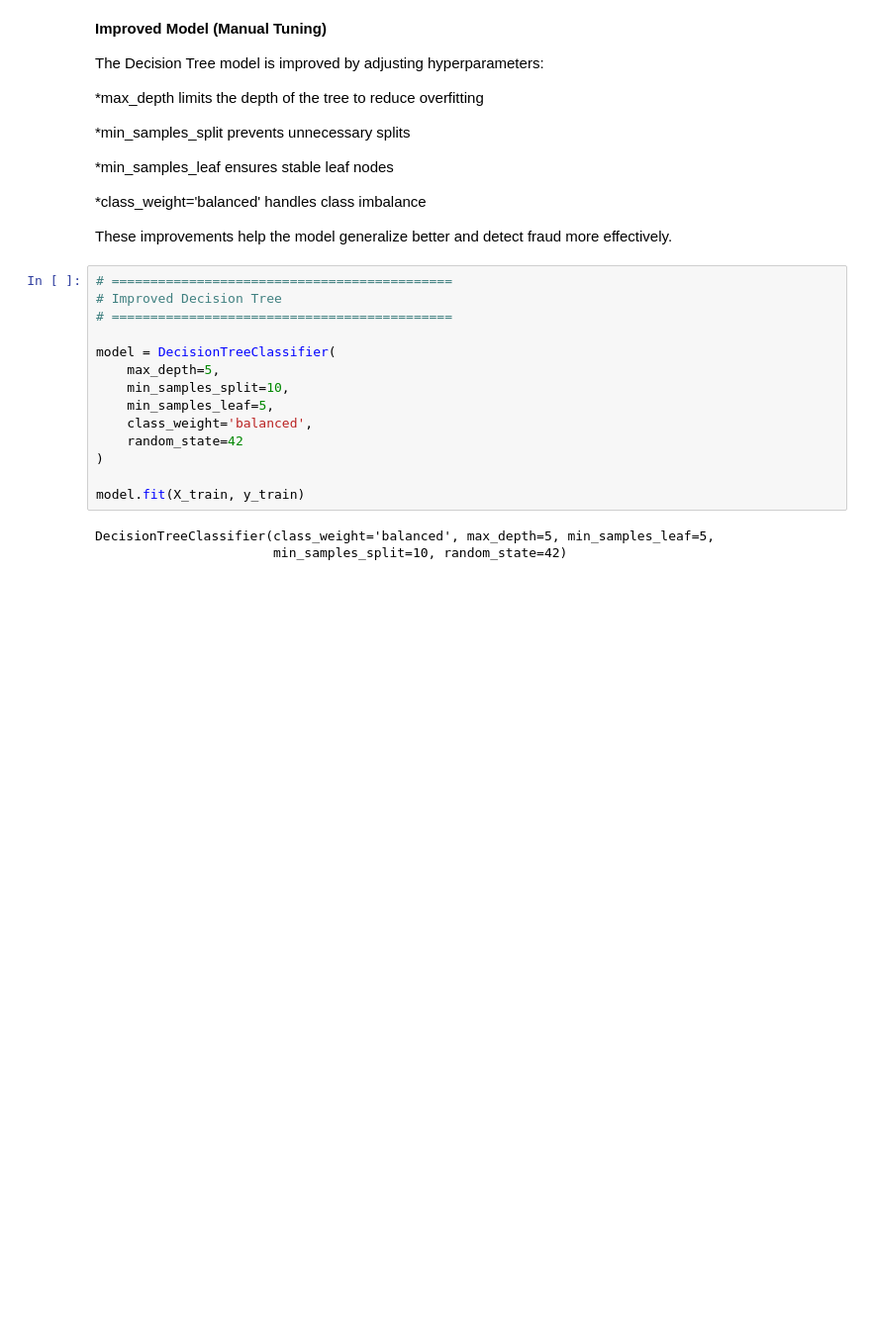
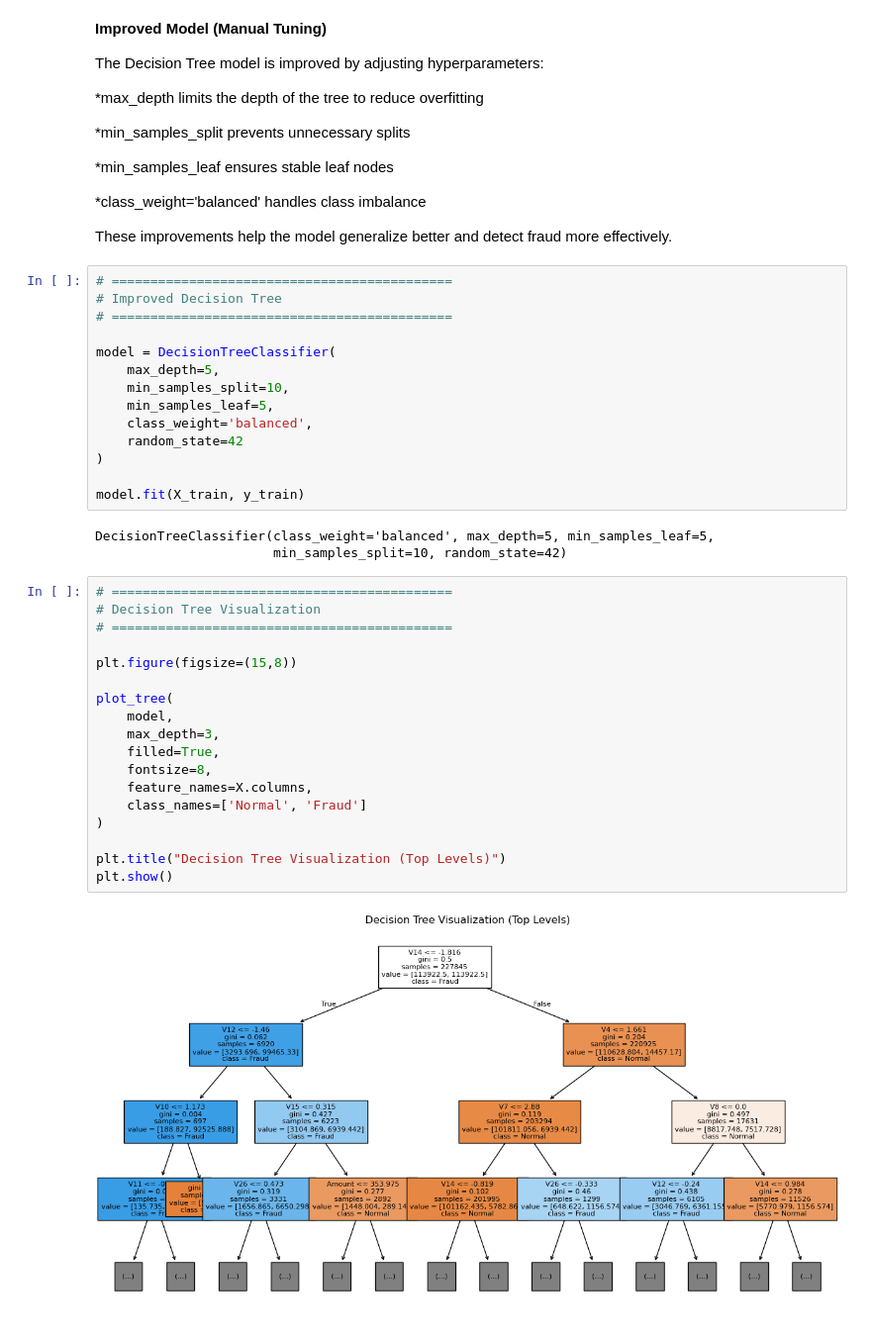
Before and after one commit to kaweesha-nethmina/credit-card-fraud-detection, a Jupyter notebook: fraud_detection.ipynb, the cells around one changed output. Shown at 99% size. Cells and saved outputs as stored; diff of their text form; blank space fills up the shorter version.

Commit message:
feat: decision tree visualization

```diff
--- a/fraud_detection.ipynb
+++ b/fraud_detection.ipynb
@@ -249,3 +249,23 @@ model.fit(X_train, y_train)
 # %% [output]
 DecisionTreeClassifier(class_weight='balanced', max_depth=5, min_samples_leaf=5,
                        min_samples_split=10, random_state=42)
+# %%
+# ============================================
+# Decision Tree Visualization
+# ============================================
+
+plt.figure(figsize=(15,8))
+
+plot_tree(
+    model,
+    max_depth=3,
+    filled=True,
+    fontsize=8,
+    feature_names=X.columns,
+    class_names=['Normal', 'Fraud']
+)
+
+plt.title("Decision Tree Visualization (Top Levels)")
+plt.show()
+# %% [output]
+[figure, added]
```
